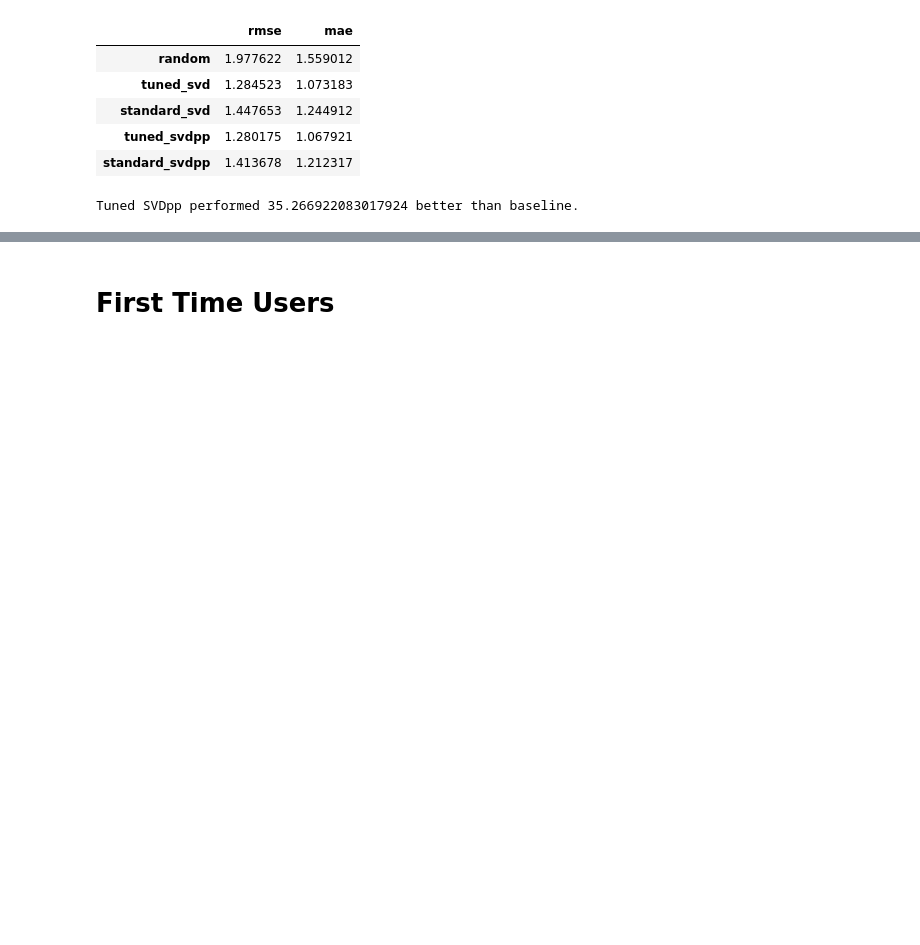
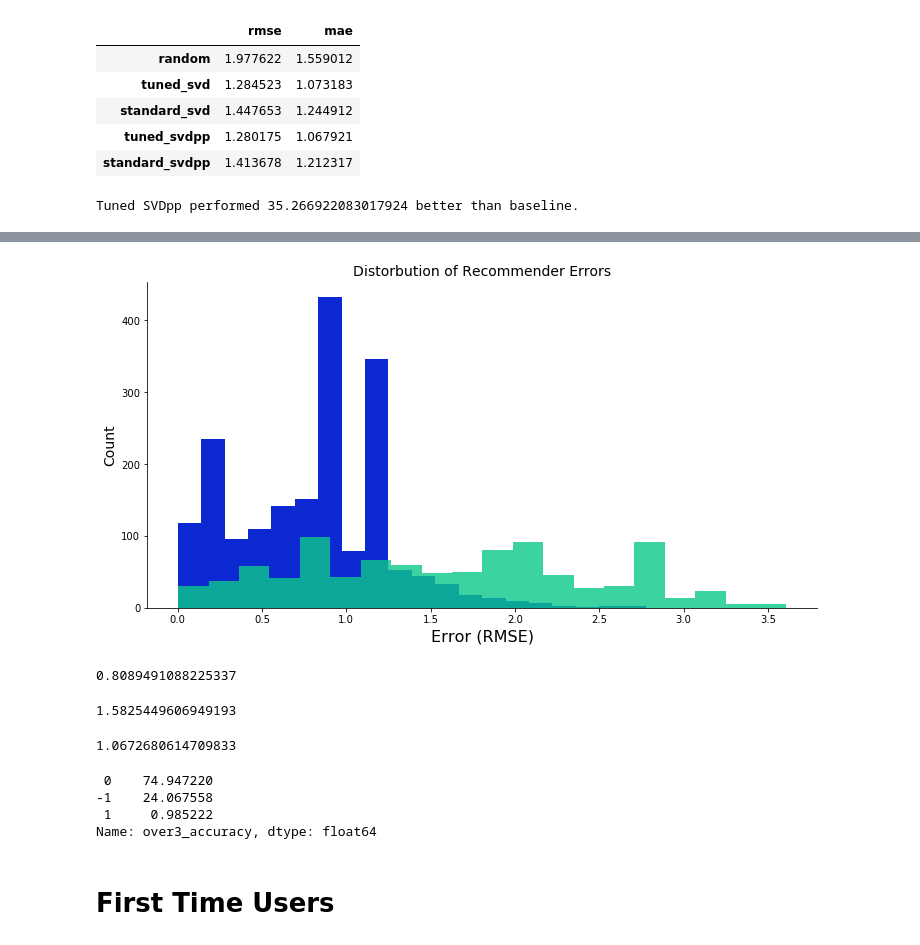
Before and after one commit to mollyryanruby/Olist_Ecommerce_Recommendation_Engine, a Jupyter notebook: Olist_ecomm_reccomender.ipynb, the cells around one changed output, grey strips where cells are left out. Saved outputs shown, nothing was run; the diff lists cells and outputs as text; code cells hidden in the pictures; blank space fills up the shorter version.

```diff
--- a/Olist_ecomm_reccomender.ipynb
+++ b/Olist_ecomm_reccomender.ipynb
@@ -921,0 +1082,24 @@ class HybridFacto(surprise.AlgoBase):
+# %%
+real_over_three = recommendation_results[recommendation_results.rui > 3].err
+real_three_under = recommendation_results[recommendation_results.rui <= 3].err
+plt.figure(figsize=(12,6))
+plt.hist(real_over_three, bins=20, color=olist_blue, label='Actual Rating >3')
+plt.hist(real_three_under, bins=20, color=olist_green, alpha=.8, label='Actual Rating <=3')
+plt.xlabel('Error (RMSE)', size=16)
+plt.ylabel('Count', size=14)
+plt.title('Distorbution of Recommender Errors', size=14)
+sns.despine();
+# %% [output]
+[figure, added]
+# %%
+real_over_three.mean()
+# %% [output]
+0.8089491088225337
+# %%
+real_three_under.mean()
+# %% [output]
+1.5825449606949193
+# %%
+recommendation_results.err.mean()
+# %% [output]
+1.0672680614709833
@@ -922,3 +1110,13 @@ class HybridFacto(surprise.AlgoBase):
+# %%
+# if actual - predicted = 0, count as correct. If 1 or -1 responses were different, count as incorrect.
+recommendation_results['over3_accuracy'] = recommendation_results.actual_over3 - recommendation_results.pred_over3
+accuracy_over3 = recommendation_results.over3_accuracy.value_counts(normalize=True)*100
+accuracy_over3
+# %% [output]
+ 0    74.947220
+-1    24.067558
+ 1     0.985222
+Name: over3_accuracy, dtype: float64
 # %% [markdown]
 # First Time Users
 # %% [markdown]
```
Also changed, not shown: parts of 148 cells of this notebook.
